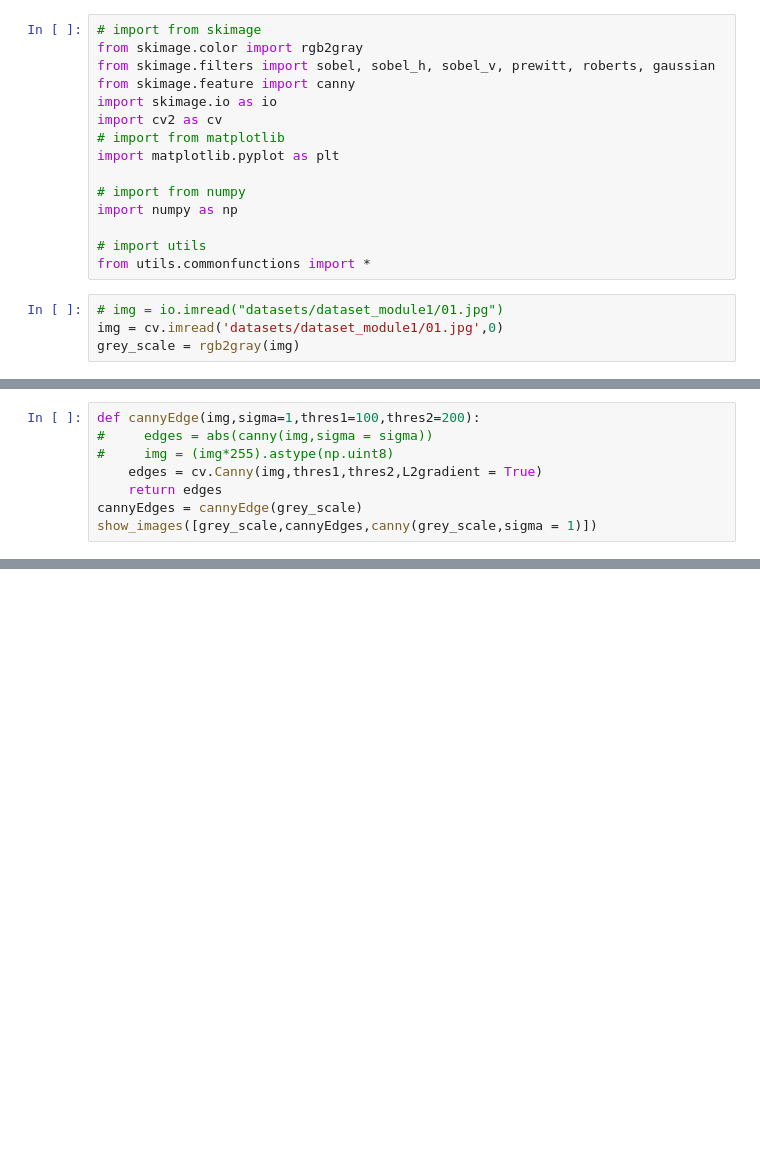
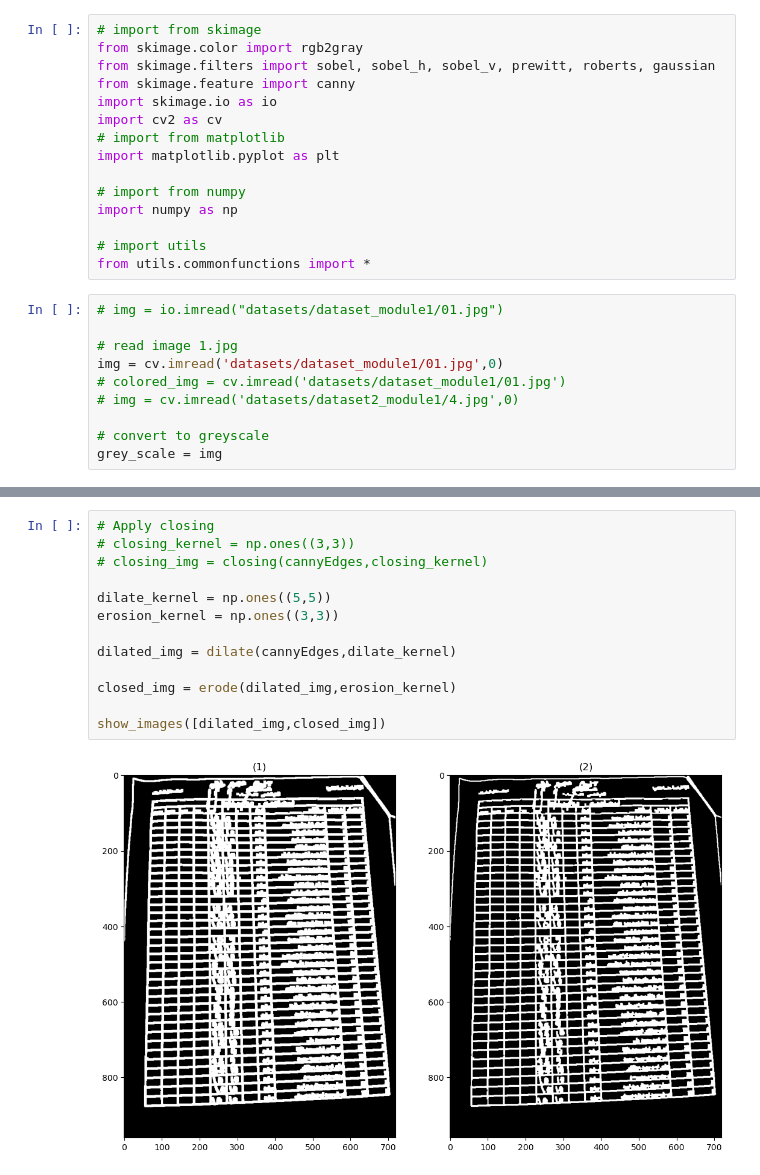
Before and after one commit to ZiadSheriif/Sa7a7LY, a Jupyter notebook: init.ipynb, the cells around one changed output, grey strips where cells are left out. Saved outputs shown, nothing was run; the diff lists cells and outputs as text; blank space fills up the shorter version.

```diff
--- a/init.ipynb
+++ b/init.ipynb
@@ -15,5 +15,11 @@ import numpy as np
 from utils.commonfunctions import *
 # %%
 # img = io.imread("datasets/dataset_module1/01.jpg")
+
+# read image 1.jpg
 img = cv.imread('datasets/dataset_module1/01.jpg',0)
-grey_scale = rgb2gray(img)
+# colored_img = cv.imread('datasets/dataset_module1/01.jpg')
+# img = cv.imread('datasets/dataset2_module1/4.jpg',0)
+
+# convert to greyscale
+grey_scale = img
@@ -32,8 +25,0 @@ show_images([grey_scale,gaussianFilter(grey_scale)])
-# %%
-def cannyEdge(img,sigma=1,thres1=100,thres2=200):
-#     edges = abs(canny(img,sigma = sigma))
-#     img = (img*255).astype(np.uint8)
-    edges = cv.Canny(img,thres1,thres2,L2gradient = True)
-    return edges
-cannyEdges = cannyEdge(grey_scale)
-show_images([grey_scale,cannyEdges,canny(grey_scale,sigma = 1)])
@@ -80,0 +34,15 @@ show_images([grey_scale,filteredImg,dilatedImg,edges,cannyEdges])
+# %%
+# Apply closing
+# closing_kernel = np.ones((3,3))
+# closing_img = closing(cannyEdges,closing_kernel)
+
+dilate_kernel = np.ones((5,5))
+erosion_kernel = np.ones((3,3))
+
+dilated_img = dilate(cannyEdges,dilate_kernel)
+
+closed_img = erode(dilated_img,erosion_kernel)
+
+show_images([dilated_img,closed_img])
+# %% [output]
+[figure, added]
```
Also changed, not shown: parts of 12 cells of this notebook, 2 other files.
